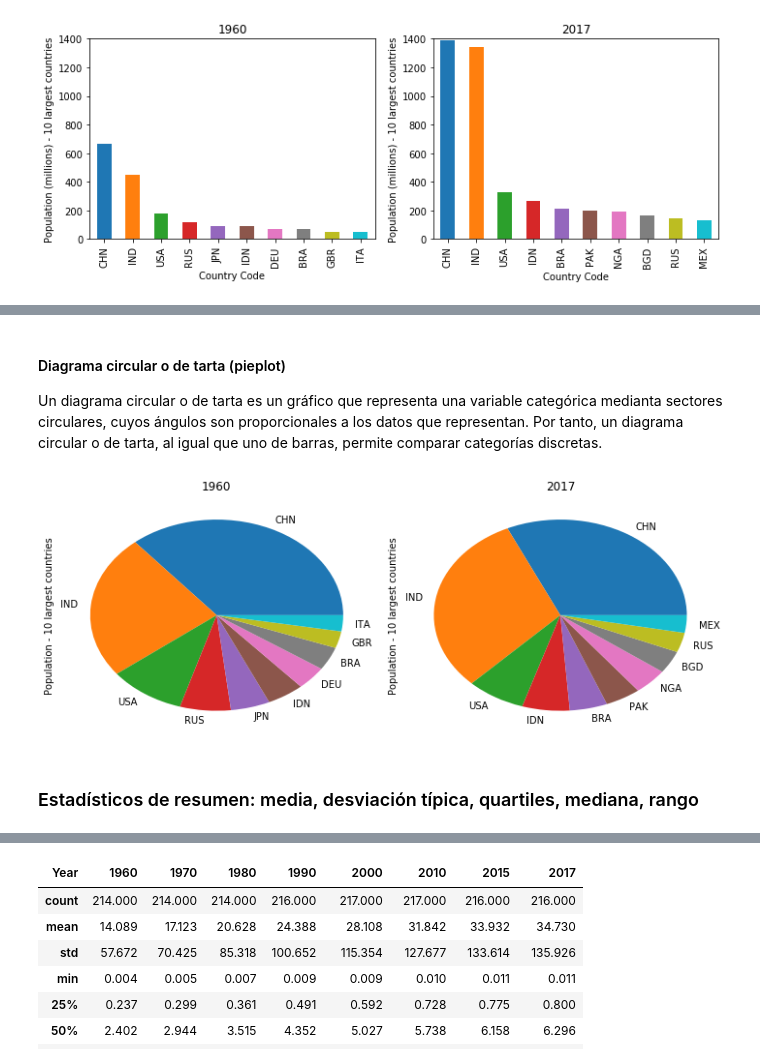
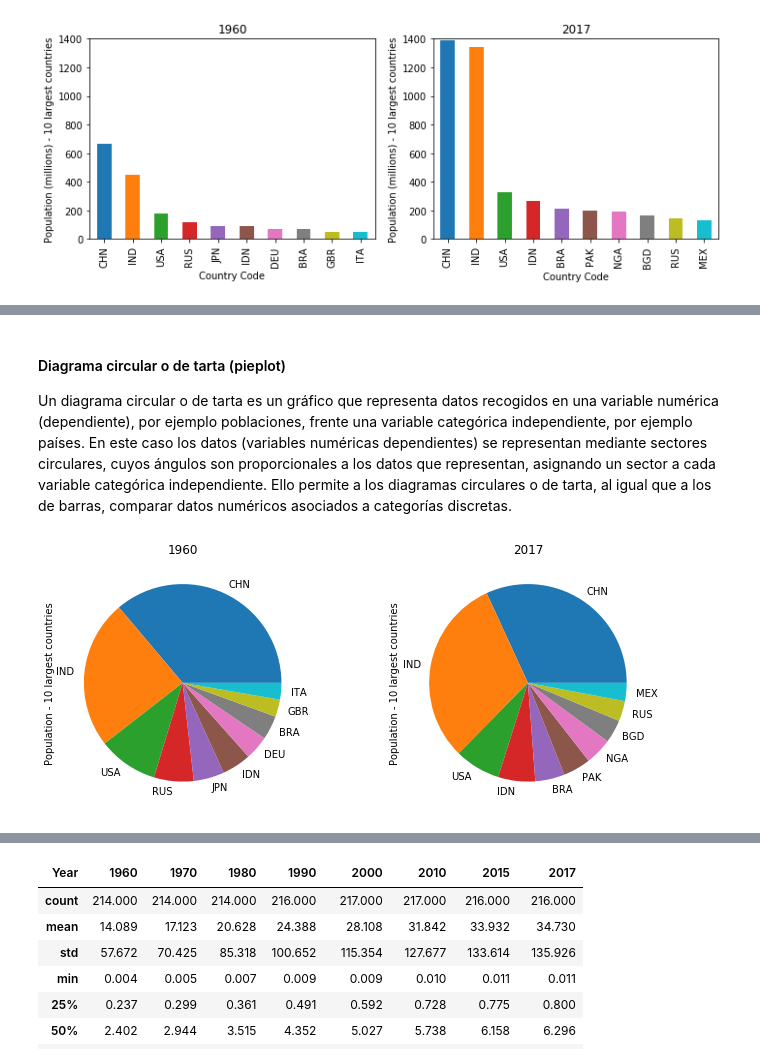
Before and after one commit to jruizalz/EPE-ULPGC, a Jupyter notebook: Bloque_1/1.AnalisisExploratorioDatos.ipynb, the cells around one changed output, grey strips where cells are left out. Saved outputs shown, nothing was run; the diff lists cells and outputs as text; code cells hidden in the pictures.

Commit message:
actualizado I.1 con estadísticos muestrales

```diff
--- a/Bloque_1/1.AnalisisExploratorioDatos.ipynb
+++ b/Bloque_1/1.AnalisisExploratorioDatos.ipynb
@@ -339,16 +356,19 @@ plt.tight_layout()
 # %% [markdown]
 #### Diagrama circular o de tarta (pieplot)
 
-Un diagrama circular o de tarta es un gráfico que representa una variable categórica medianta sectores circulares, cuyos ángulos son proporcionales a los datos que representan. Por tanto, un diagrama circular o de tarta, al igual que uno de barras, permite comparar categorías discretas.
+Un diagrama circular o de tarta es un gráfico que representa datos recogidos en una variable numérica (dependiente), por ejemplo poblaciones, frente una variable categórica independiente, por ejemplo países. En este caso los datos (variables numéricas dependientes) se representan mediante sectores circulares, cuyos ángulos son proporcionales a los datos que representan, asignando un sector a cada variable categórica independiente. Ello permite a los diagramas circulares o de tarta, al igual que a los de barras, comparar datos numéricos asociados a categorías discretas.
 # %%
 # Pieplot
 plt.figure(figsize=(10,4))
-plt.subplot(121), popul_countries.loc[large_countries_df['1960'],'1960'].plot.pie()
+plt.subplot(121)
+ax = popul_countries.loc[large_countries_df['1960'],'1960'].plot.pie()
 plt.title('1960'), plt.ylabel('Population - 10 largest countries')
-plt.subplot(122), popul_countries.loc[large_countries_df['2017'],'2017'].plot.pie()
+ax.set_aspect('equal')
+
+plt.subplot(122)
+ax = popul_countries.loc[large_countries_df['2017'],'2017'].plot.pie()
 plt.title('2017'), plt.ylabel('Population - 10 largest countries');
+ax.set_aspect('equal')
 plt.tight_layout()
 # %% [output]
-[figure, old version]
+[figure, new version]
-# %% [markdown]
-### Estadísticos de resumen: media, desviación típica, quartiles, mediana, rango
```
Also changed, not shown: parts of 21 cells of this notebook, 2 other files.
